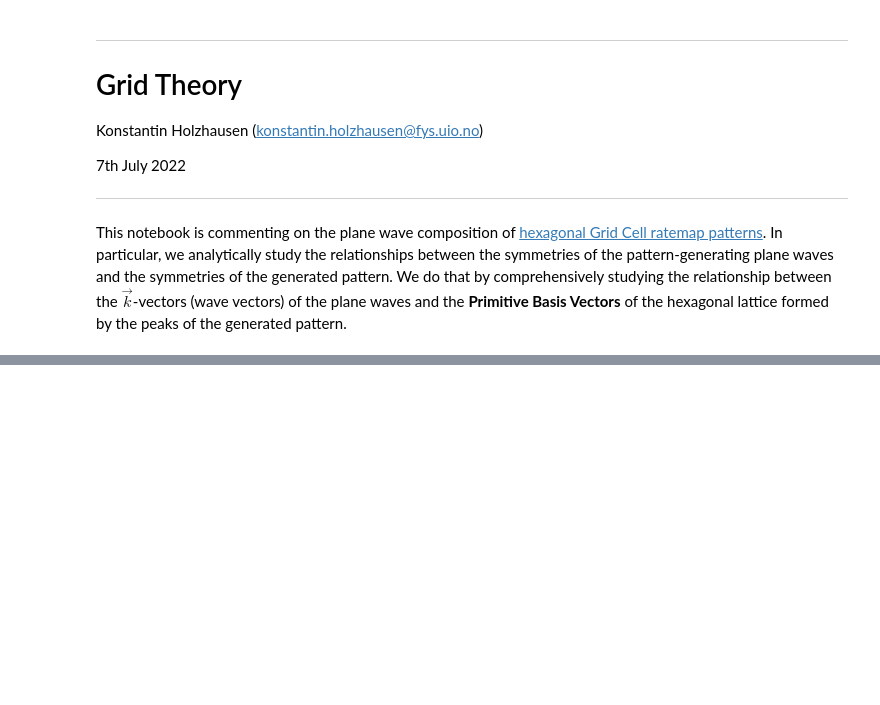
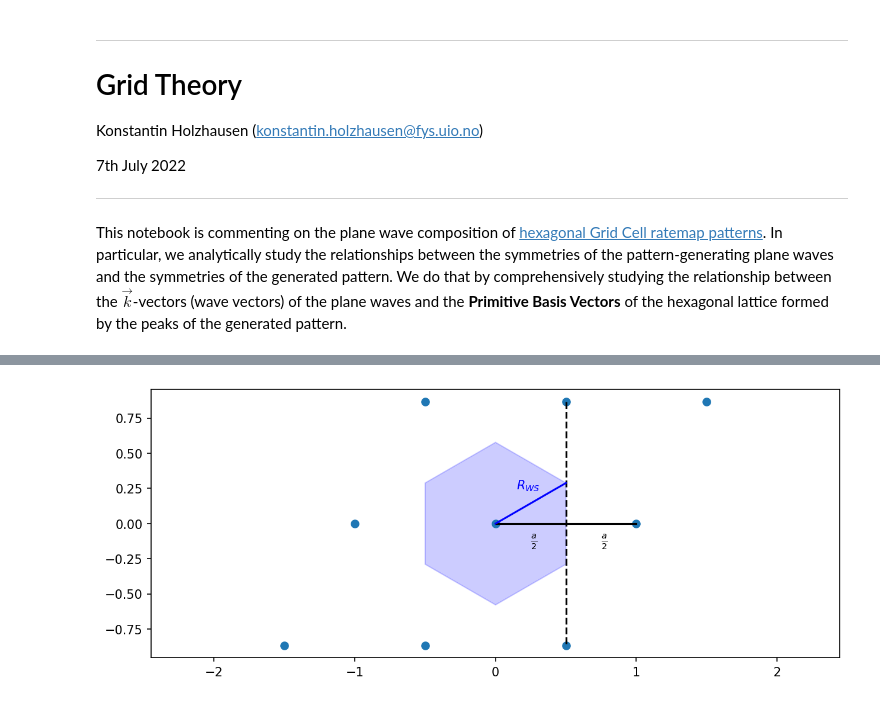
Before and after one commit to bioAI-Oslo/CI-grid-cells, a Jupyter notebook: Grid-Theory.ipynb, the cells around one changed output, grey strips where cells are left out. Cells and saved outputs as stored; diff of their text form; code cells hidden in the pictures; blank space fills up the shorter version.

```diff
--- a/Grid-Theory.ipynb
+++ b/Grid-Theory.ipynb
@@ -24,6 +44,9 @@ def rotmat(theta: float, degrees: bool=True):
 # define matrix translating rotations around 60 degrees counter clock-wise
 rot60 = rotmat(60.)
 
+# define lattice constant
+a = 1.0
+
 # primitive basis vectors of hexagonal grid
-a_0 = np.array([1., 0.])
-a_1 = rot60 @ a_0
+a_0 = a*np.array([1., 0.])
+a_1 = a*rot60 @ a_0
@@ -59,0 +183,60 @@ array([[-7.        , -4.33012702],
+# %%
+# draw small hexagonal grid
+
+xs = np.arange(-1, 1 + 1)
+ys = np.arange(-1, 1 + 1)
+xvs, yvs = np.meshgrid(xs, ys)
+hex_grid_small = xvs[..., None]*a_0 + yvs[..., None]*a_1
+
+gx_s, gy_s, no_dim_s = hex_grid_small.shape
+no_gridpoints_s = gx_s*gy_s
+hex_list_small = hex_grid_small.reshape(no_gridpoints_s, no_dim_s)
+
+fig, ax = plt.subplots(figsize=(10., 4.), dpi=150)
+
+# draw Wigner-Seitz cell
+ax.add_patch(
+    patches.Polygon(
+        xy=list(ws - r_offset),
+        fill=True,
+        color="blue",
+        alpha=0.2,
+    )
+)
+# draw lines
+O = np.array([0.0, 0.0])
+ax.plot(
+    *np.array([O, a_0]).T,
+    color='black',
+)
+ax.text(
+    *(3.*a_0 / 4. + np.array([0., -0.15])),
+    r"$\frac{a}{2}$",
+    color="black"
+)
+ax.text(
+    *(a_0 / 4. + np.array([0., -0.15])),
+    r"$\frac{a}{2}$",
+    color="black"
+)
+ax.plot(
+    *np.array([a_1, rot60.T @ a_0]).T,
+    color="black",
+    linestyle="dashed",
+)
+ax.plot(
+    *np.array([O, w_0]).T,
+    color="blue"
+)
+ax.text(
+    *(w_0 / 2. + np.array([-0.1, 0.1])).T,
+    r"$R_{WS}$",
+    color="blue",
+)
+
+# draw hex-grid
+ax.scatter(*hex_list_small.T)
+ax.axis('equal')
+plt.show()
+# %% [output]
+[figure, added]
```
Also changed, not shown: parts of 14 cells of this notebook.
